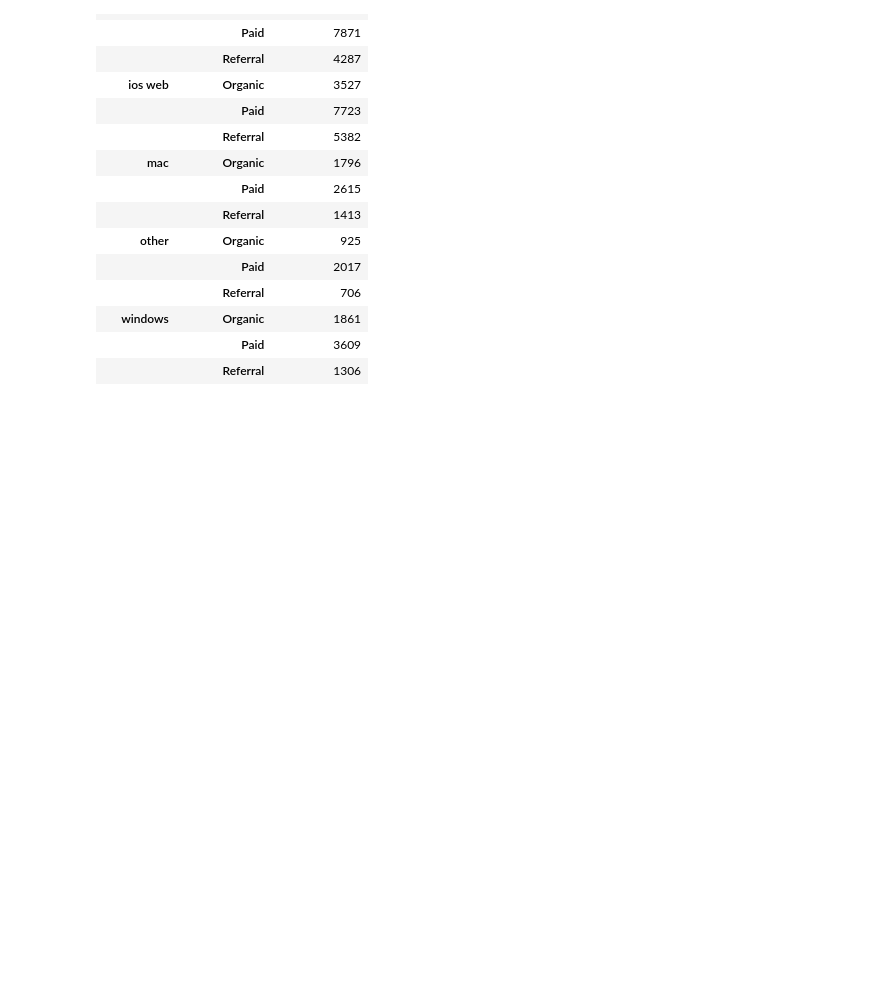
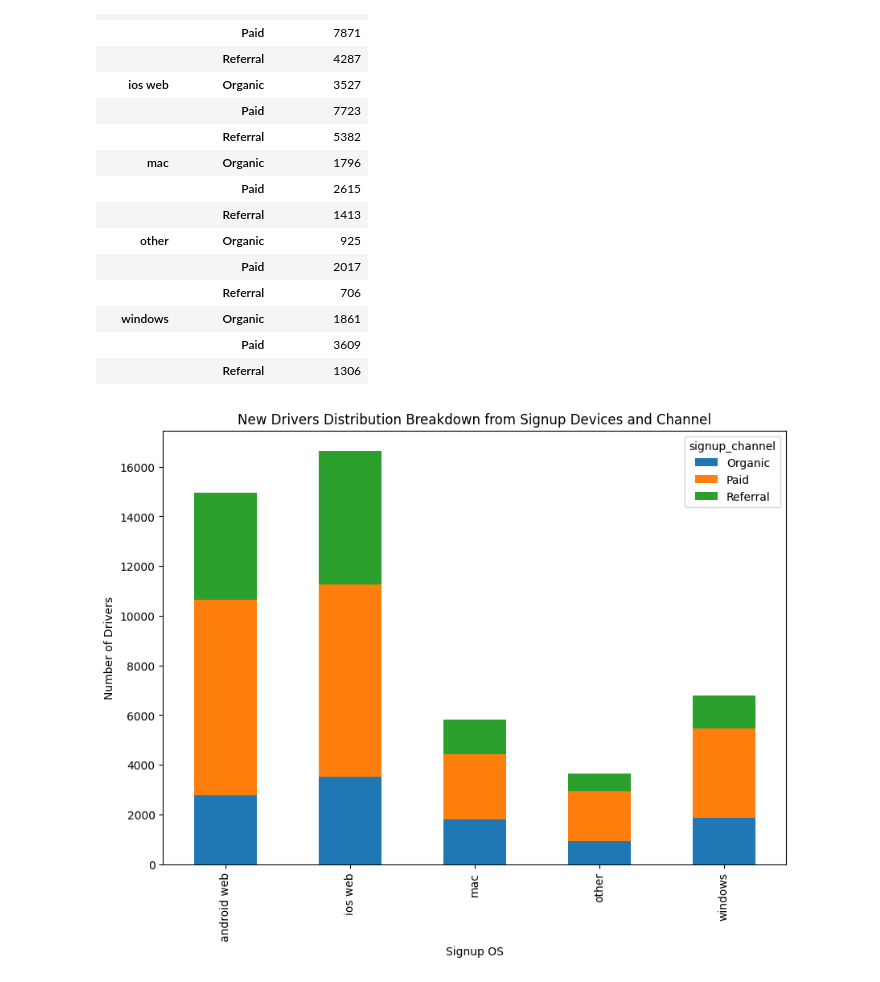
Before and after one commit to 0514kento/UCI-Datathon-2025, a Jupyter notebook: StrataScratch 2025.ipynb, the cells around one changed output. Saved outputs shown, nothing was run; the diff lists cells and outputs as text; code cells hidden in the pictures; blank space fills up the shorter version.

```diff
--- a/StrataScratch 2025.ipynb
+++ b/StrataScratch 2025.ipynb
@@ -89,3 +101,19 @@ data[data['signup_os']!=0].groupby(['signup_os','signup_channel']).size().to_fra
 | windows | Organic | 1861 |
 |  | Paid | 3609 |
 |  | Referral | 1306 |
+# %%
+# Reshape dataframe to pivot the data
+df1 = data[data['signup_os']!=0].groupby(['signup_os','signup_channel']).size().to_frame('number_drivers').reset_index().pivot(index='signup_os', columns='signup_channel', values='number_drivers')
+
+# Plot stacked bar chart
+df1.plot(kind='bar', stacked=True, figsize=(10,7))
+
+# Add labels and title
+plt.xlabel('Signup OS')
+plt.ylabel('Number of Drivers')
+plt.title('New Drivers Distribution Breakdown from Signup Devices and Channel')
+
+# Show plot
+plt.show()
+# %% [output]
+[figure, added]
```
Also changed, not shown: parts of 31 cells of this notebook.
